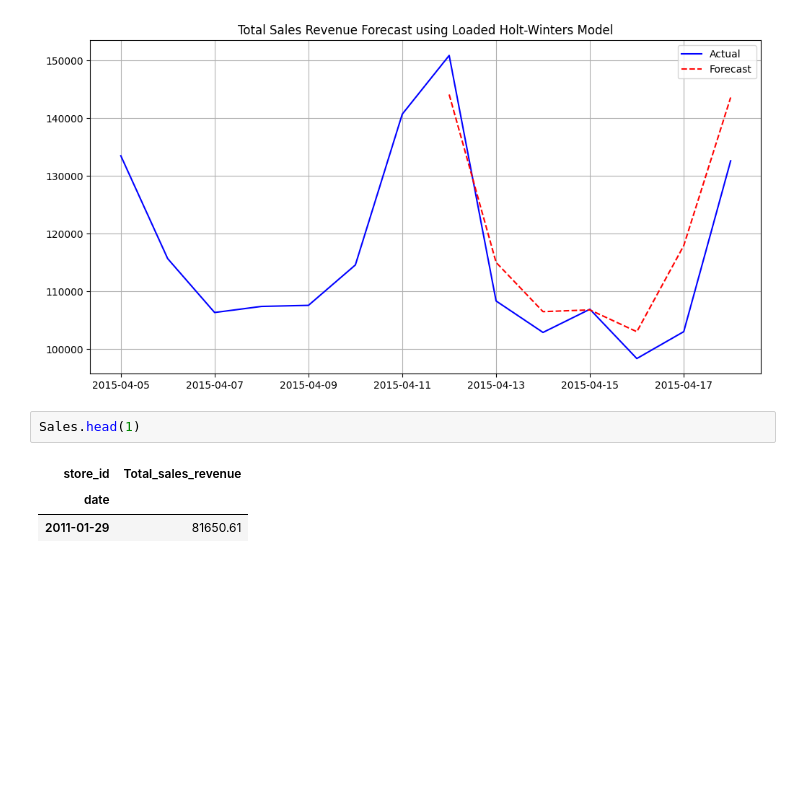
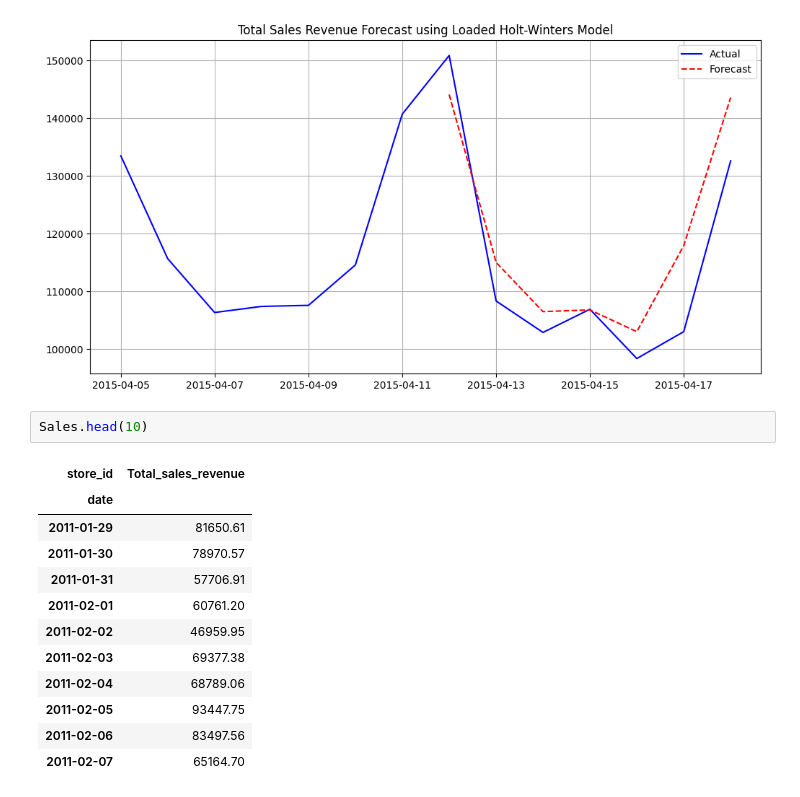
Before and after one commit to pr0digii/Sales_AnalysisML, a Jupyter notebook: Forecasting_model.ipynb, the cells around one changed output. Saved outputs shown, nothing was run; the diff lists cells and outputs as text; blank space fills up the shorter version.

```diff
--- a/Forecasting_model.ipynb
+++ b/Forecasting_model.ipynb
@@ -702,8 +702,17 @@ plt.show()
 # %% [output]
 [figure]
 # %%
-Sales.head(1)
+Sales.head(10)
 # %% [output]
 | store_id | Total_sales_revenue |
 | date |  |
 | 2011-01-29 | 81650.61 |
+| 2011-01-30 | 78970.57 |
+| 2011-01-31 | 57706.91 |
+| 2011-02-01 | 60761.20 |
+| 2011-02-02 | 46959.95 |
+| 2011-02-03 | 69377.38 |
+| 2011-02-04 | 68789.06 |
+| 2011-02-05 | 93447.75 |
+| 2011-02-06 | 83497.56 |
+| 2011-02-07 | 65164.70 |
```
Also changed, not shown: 3 other files.
